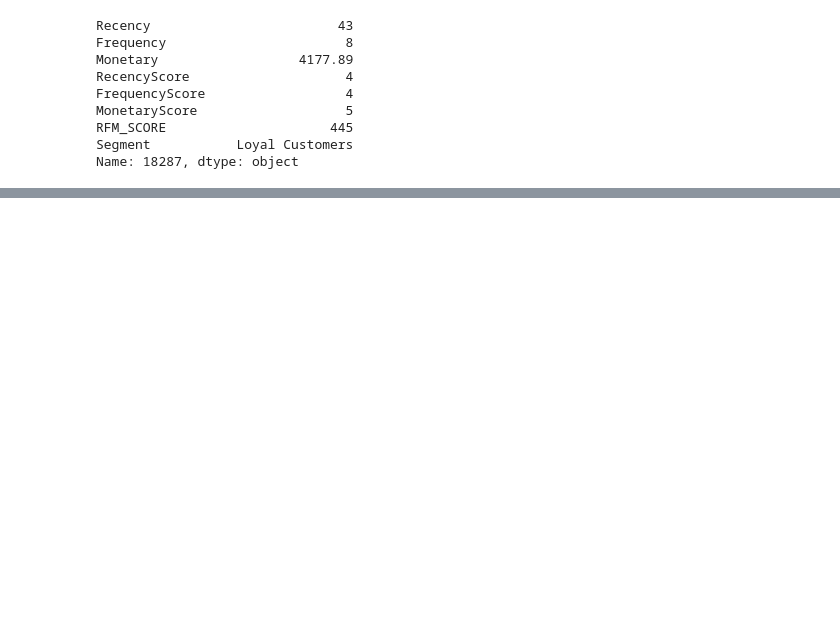
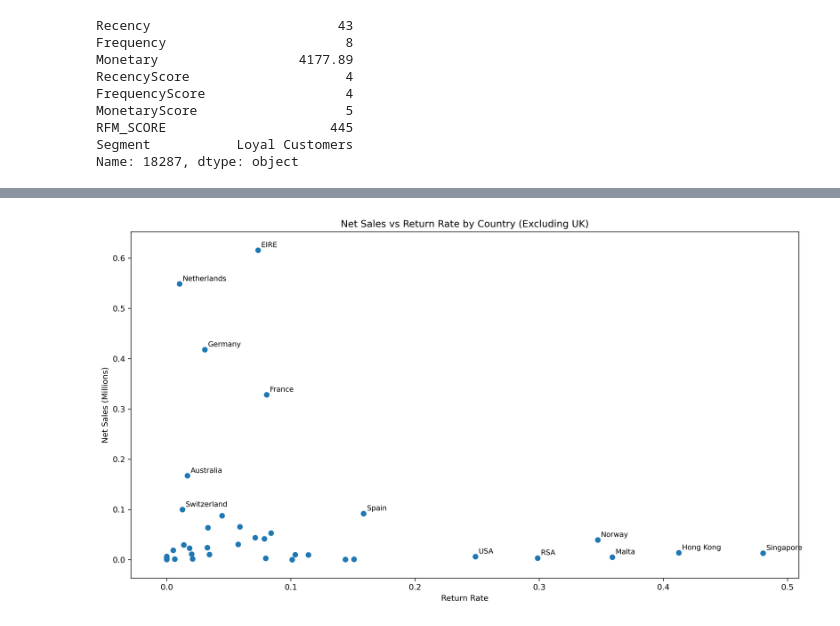
Before and after one commit to jarviscanada/jarvis_data_eng_BasilSyed, a Jupyter notebook: python_data_analytics/python_data_wrangling/retail_data_analytics_wrangling.ipynb, the cells around one changed output, grey strips where cells are left out. Saved outputs shown, nothing was run; the diff lists cells and outputs as text; code cells hidden in the pictures; blank space fills up the shorter version.

```diff
--- a/python_data_analytics/python_data_wrangling/retail_data_analytics_wrangling.ipynb
+++ b/python_data_analytics/python_data_wrangling/retail_data_analytics_wrangling.ipynb
@@ -507,0 +601,29 @@ Name: 18287, dtype: object
+# %%
+plt.figure(figsize=(15,8), dpi=300)
+
+plot_df = country_metrics.copy()
+
+plt.scatter(country_metrics["CancelRate"], country_metrics["NetSales_M"])
+plt.title("Net Sales vs Return Rate by Country (Excluding UK)")
+plt.xlabel("Return Rate")
+plt.ylabel("Net Sales (Millions)")
+plt.margins(x=0.06,y=0.06)
+
+
+top_sales = plot_df.nlargest(7, "NetSales_M")
+top_cancel = plot_df.nlargest(7, "CancelRate")
+labels_df = pd.concat([top_sales, top_cancel]).drop_duplicates(subset=["Country"])
+
+for _, r in labels_df.iterrows():
+    plt.annotate(
+        r["Country"],
+        (r["CancelRate"], r["NetSales_M"]),
+        textcoords="offset points",
+        xytext=(4,4),
+        fontsize=9
+    )
+
+
+plt.savefig("NetSales_vs_Cancellation.png",dpi=300,bbox_inches="tight")
+# %% [output]
+[figure, added]
```
Also changed, not shown: parts of 3 cells of this notebook, 2 other files.
